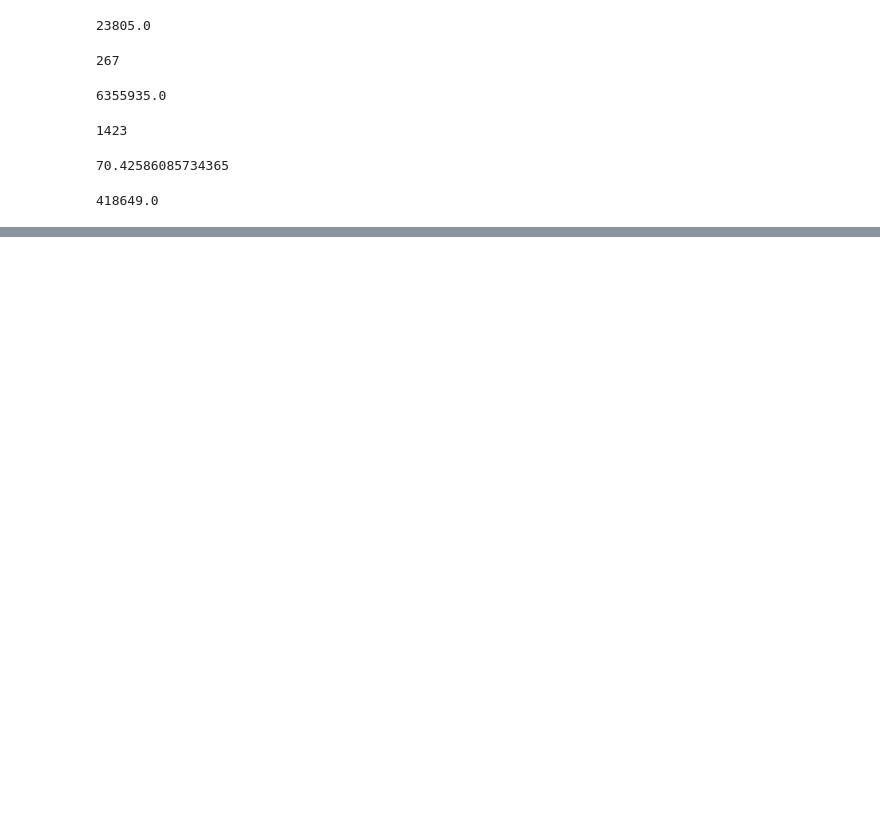
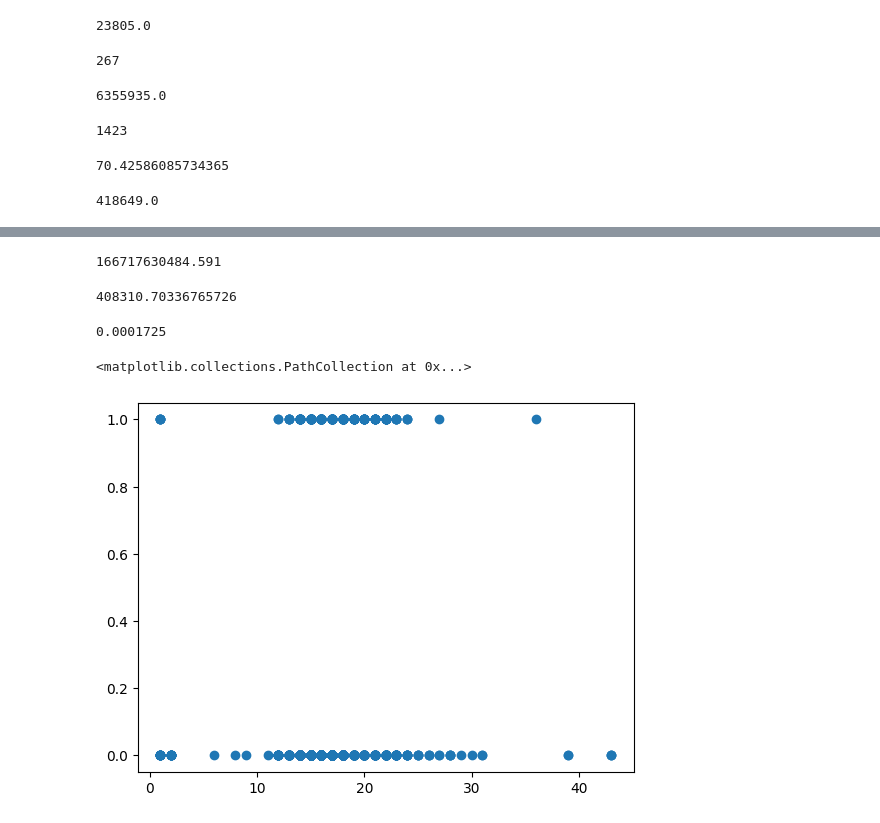
Before and after one commit to jeniferGoncalvesDaSilvaDev/Econometria-aulas, a Jupyter notebook: analise_econometria_minecraft.ipynb, the cells around one changed output, grey strips where cells are left out. Drawn from its saved outputs; the diff is of its cells as text; code cells hidden in the pictures; blank space fills up the shorter version.

```diff
--- a/analise_econometria_minecraft.ipynb
+++ b/analise_econometria_minecraft.ipynb
@@ -148,0 +165,4 @@ print(soma_x)
+# %%
+print(denominador)
+# %% [output]
+166717630484.591
@@ -148,0 +171,16 @@ print(soma_x)
+# %%
+raiz_denominador = sqrt(denominador)
+print(raiz_denominador)
+# %% [output]
+408310.70336765726
+# %%
+coeficiente_pearson = numerador/raiz_denominador
+coeficiente_pearson = round(coeficiente_pearson, 7)
+print(coeficiente_pearson)
+# %% [output]
+0.0001725
+# %%
+plt.scatter(age, new_y)
+# %% [output]
+<matplotlib.collections.PathCollection at 0x...>
+[figure, added]
```
Also changed, not shown: parts of 5 cells of this notebook.
